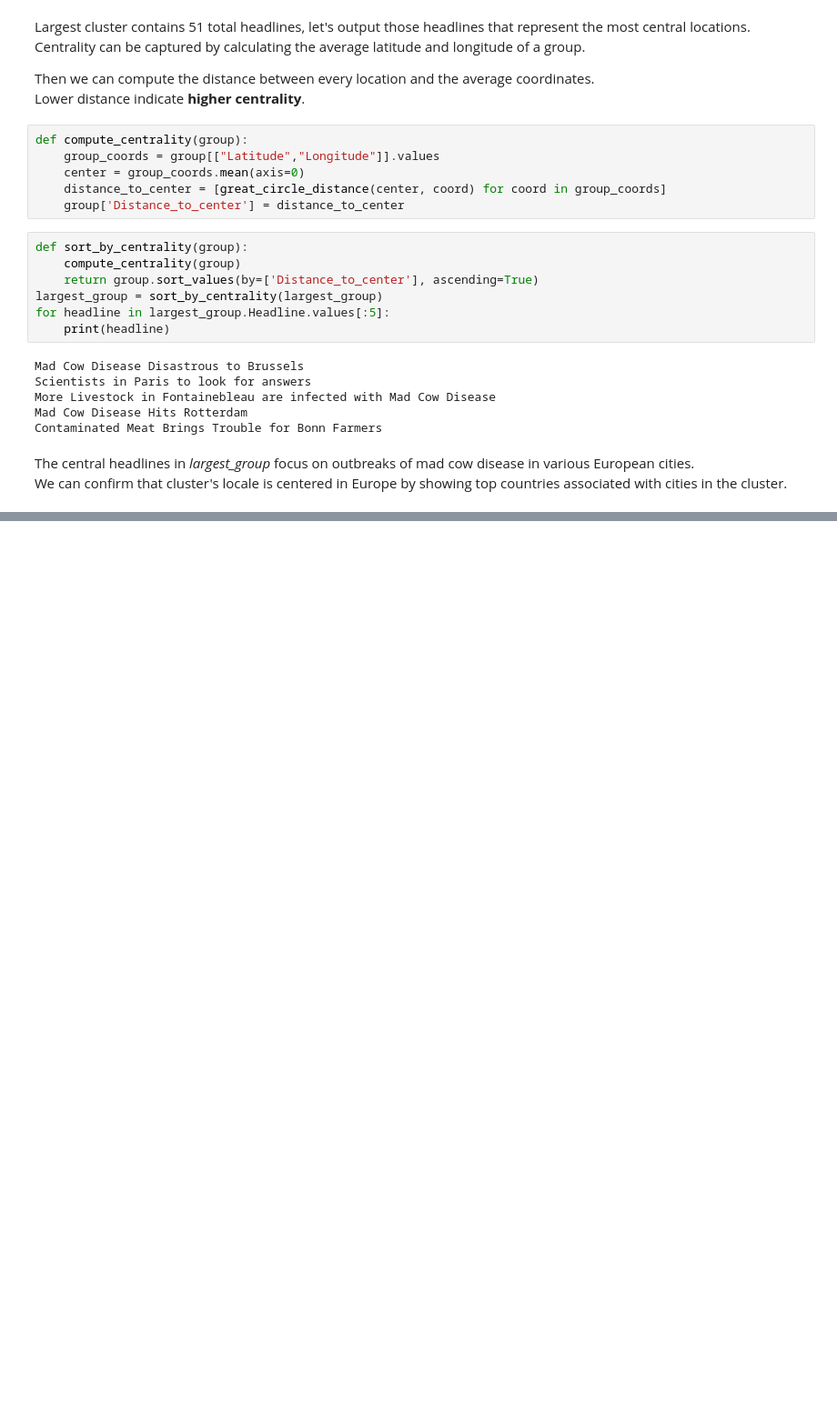
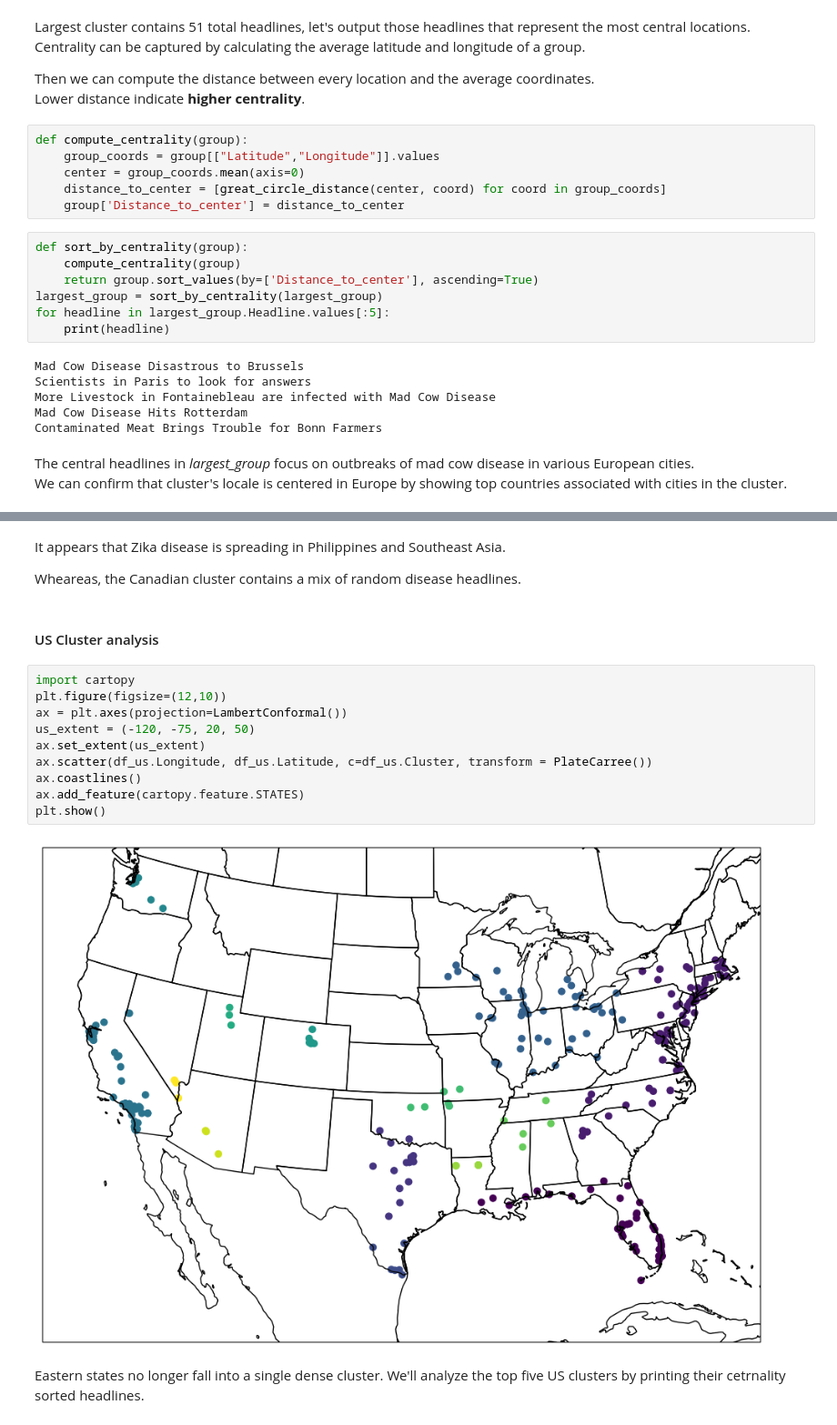
Before and after one commit to Arlan-Alibek/DS-projects, a Jupyter notebook: Case study 3 Tracking Disease Outbreaks using news headlines/tracking_disease_outbreaks.ipynb, the cells around one changed output, grey strips where cells are left out. Shown at 91% size. Drawn from its saved outputs; the diff is of its cells as text; blank space fills up the shorter version.

```diff
--- a/Case study 3 Tracking Disease Outbreaks using news headlines/tracking_disease_outbreaks.ipynb
+++ b/Case study 3 Tracking Disease Outbreaks using news headlines/tracking_disease_outbreaks.ipynb
@@ -450,0 +490,20 @@ We can confirm that cluster's locale is centered in Europe by showing top countr
+# %% [markdown]
+It appears that Zika disease is spreading in Philippines and Southeast Asia.
+
+Wheareas, the Canadian cluster contains a mix of random disease headlines.
+# %% [markdown]
+#### US Cluster analysis
+# %%
+import cartopy
+plt.figure(figsize=(12,10))
+ax = plt.axes(projection=LambertConformal())
+us_extent = (-120, -75, 20, 50)
+ax.set_extent(us_extent)
+ax.scatter(df_us.Longitude, df_us.Latitude, c=df_us.Cluster, transform = PlateCarree())
+ax.coastlines()
+ax.add_feature(cartopy.feature.STATES)
+plt.show()
+# %% [output]
+[figure, added]
+# %% [markdown]
+Eastern states no longer fall into a single dense cluster. We'll analyze the top five US clusters by printing their cetrnality sorted headlines.
```
Also changed, not shown: parts of 11 cells of this notebook.
